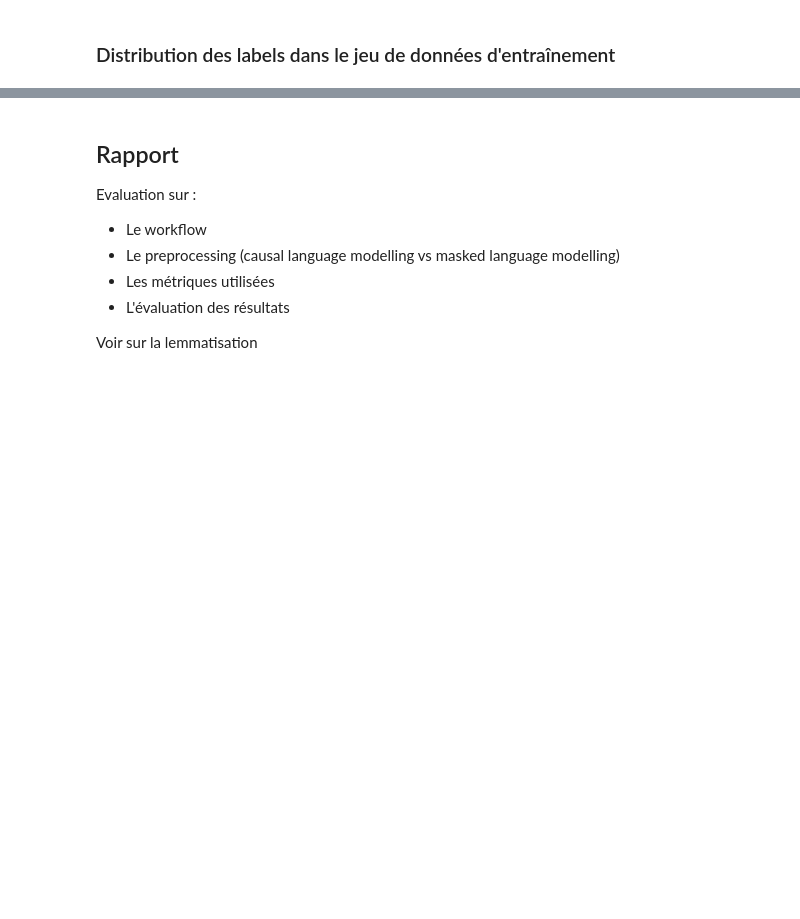
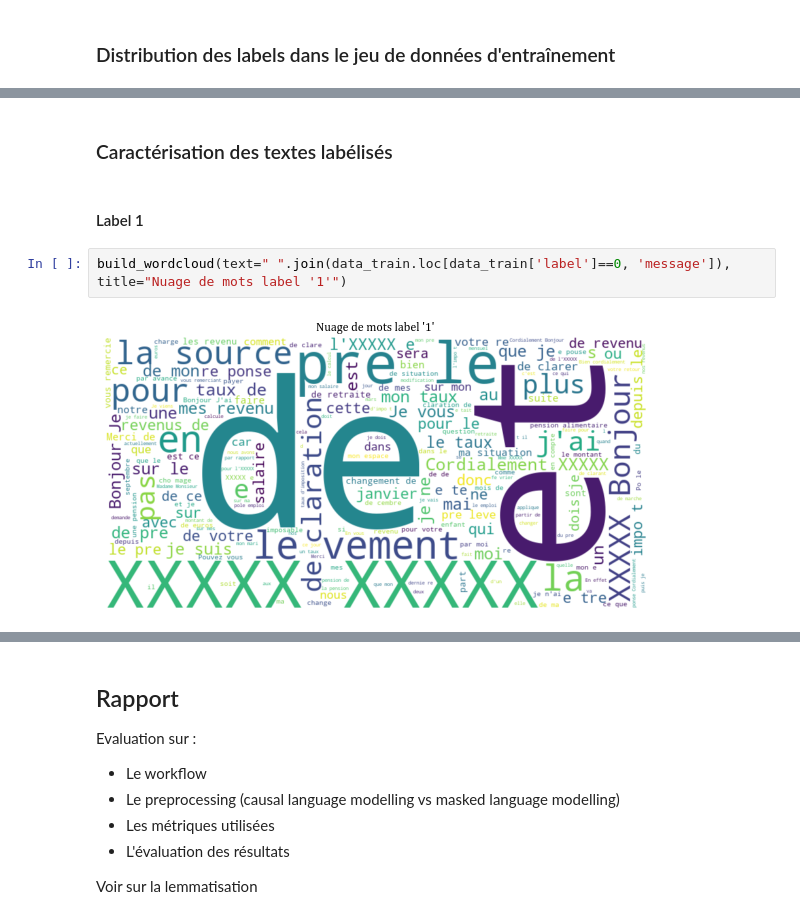
Before and after one commit to qbolliet/text-classification, a Jupyter notebook: notebook/0 - Text classification.ipynb, the cells around one changed output, grey strips where cells are left out. Cells and saved outputs as stored; diff of their text form; blank space fills up the shorter version.

```diff
--- a/notebook/0 - Text classification.ipynb
+++ b/notebook/0 - Text classification.ipynb
@@ -63,0 +98,8 @@ data_test.head()
+# %% [markdown]
+### Caractérisation des textes labélisés
+# %% [markdown]
+#### Label 1
+# %%
+build_wordcloud(text=" ".join(data_train.loc[data_train['label']==0, 'message']), title="Nuage de mots label '1'")
+# %% [output]
+[figure, added]
```
Also changed, not shown: parts of 28 cells of this notebook.
